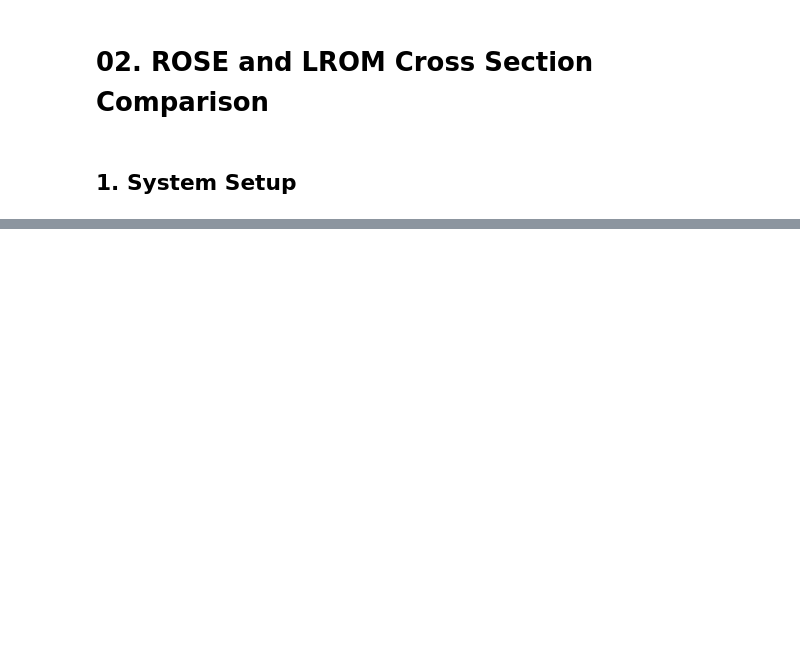
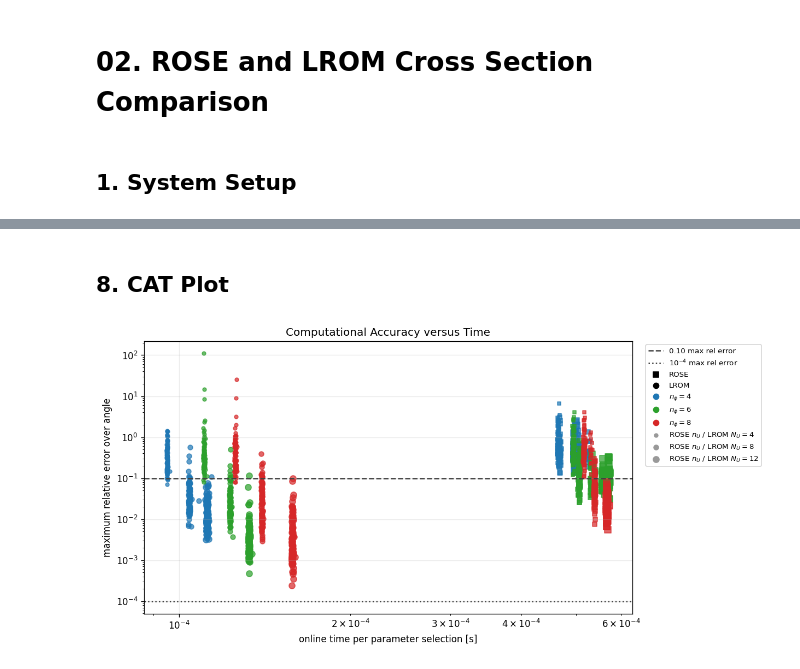
Before and after one commit to nitrogen5052/Learning-Reduced-Order-Models, a Jupyter notebook: notebooks/02_rose_vs_lrom_cross_sections.ipynb, the cells around one changed output, grey strips where cells are left out. Cells and saved outputs as stored; diff of their text form; code cells hidden in the pictures; blank space fills up the shorter version.

```diff
--- a/notebooks/02_rose_vs_lrom_cross_sections.ipynb
+++ b/notebooks/02_rose_vs_lrom_cross_sections.ipynb
@@ -876,0 +488,46 @@ validation_summary
+# %% [markdown]
+## 8. CAT Plot
+# %%
+fig, ax = plt.subplots(figsize=(12.5, 5.4))
+colors = dict(zip(BASIS_SIZES, ("tab:blue", "tab:green", "tab:red")))
+compression_sizes = dict(zip(ROSE_EIM_SIZES, (16, 28, 44)))
+
+for (n_phi, n_u), result in rose_results.items():
+    ax.scatter(
+        result["test_seconds"],
+        result["test_maximum_over_angle_error"],
+        marker="s", s=compression_sizes[n_u], alpha=0.7, color=colors[n_phi],
+    )
+
+for (n_phi, n_u), result in lrom_results.items():
+    ax.scatter(
+        result["test_seconds"],
+        result["test_maximum_over_angle_error"],
+        marker="o", s=compression_sizes[n_u], alpha=0.7, color=colors[n_phi],
+    )
+
+ax.axhline(0.10, color="0.25", linestyle="--", label="0.10 max rel error")
+ax.axhline(1e-4, color="0.25", linestyle=":", label=r"$10^{-4}$ max rel error")
+ax.set_xscale("log")
+ax.set_yscale("log", nonpositive="clip")
+ax.xaxis.set_major_formatter(LOG_FORMATTER)
+ax.yaxis.set_major_formatter(LOG_FORMATTER)
+ax.set_xlabel("online time per parameter selection [s]")
+ax.set_ylabel("maximum relative error over angle")
+ax.set_title("Computational Accuracy versus Time")
+
+ax.scatter([], [], marker="s", color="black", label="ROSE")
+ax.scatter([], [], marker="o", color="black", label="LROM")
+for n_phi, color in colors.items():
+    ax.scatter([], [], marker="o", color=color, label=rf"$n_\phi={n_phi}$")
+for compression, size in compression_sizes.items():
+    ax.scatter(
+        [], [], marker="o", s=size, color="0.6",
+        label=rf"ROSE $n_U$ / LROM $N_U={compression}$",
+    )
+
+ax.legend(bbox_to_anchor=(1.02, 1.0), loc="upper left", fontsize=8)
+fig.subplots_adjust(right=0.72)
+plt.show()
+# %% [output]
+[figure, added]
```
Also changed, not shown: parts of 42 cells of this notebook, 7 other files.
